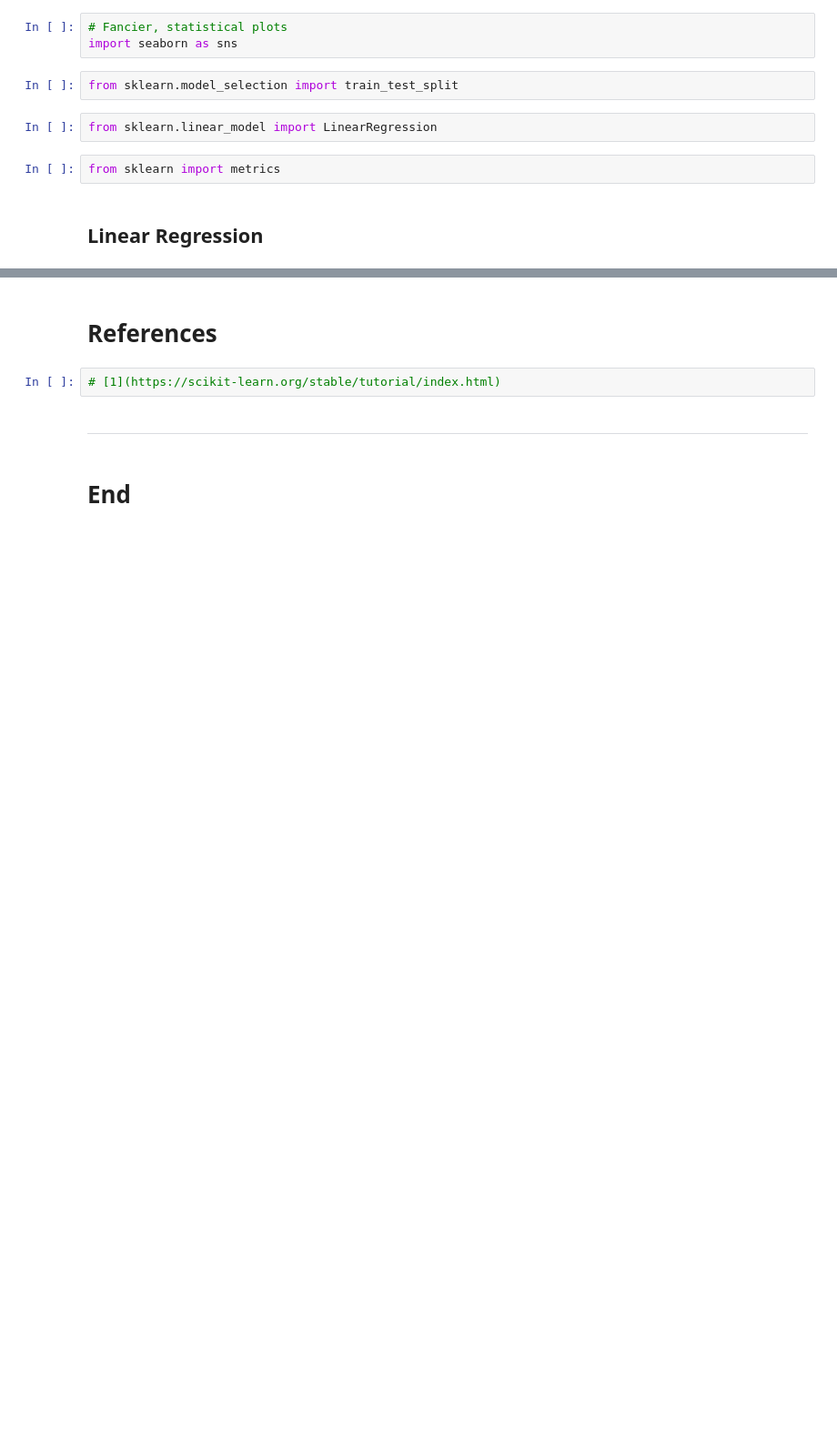
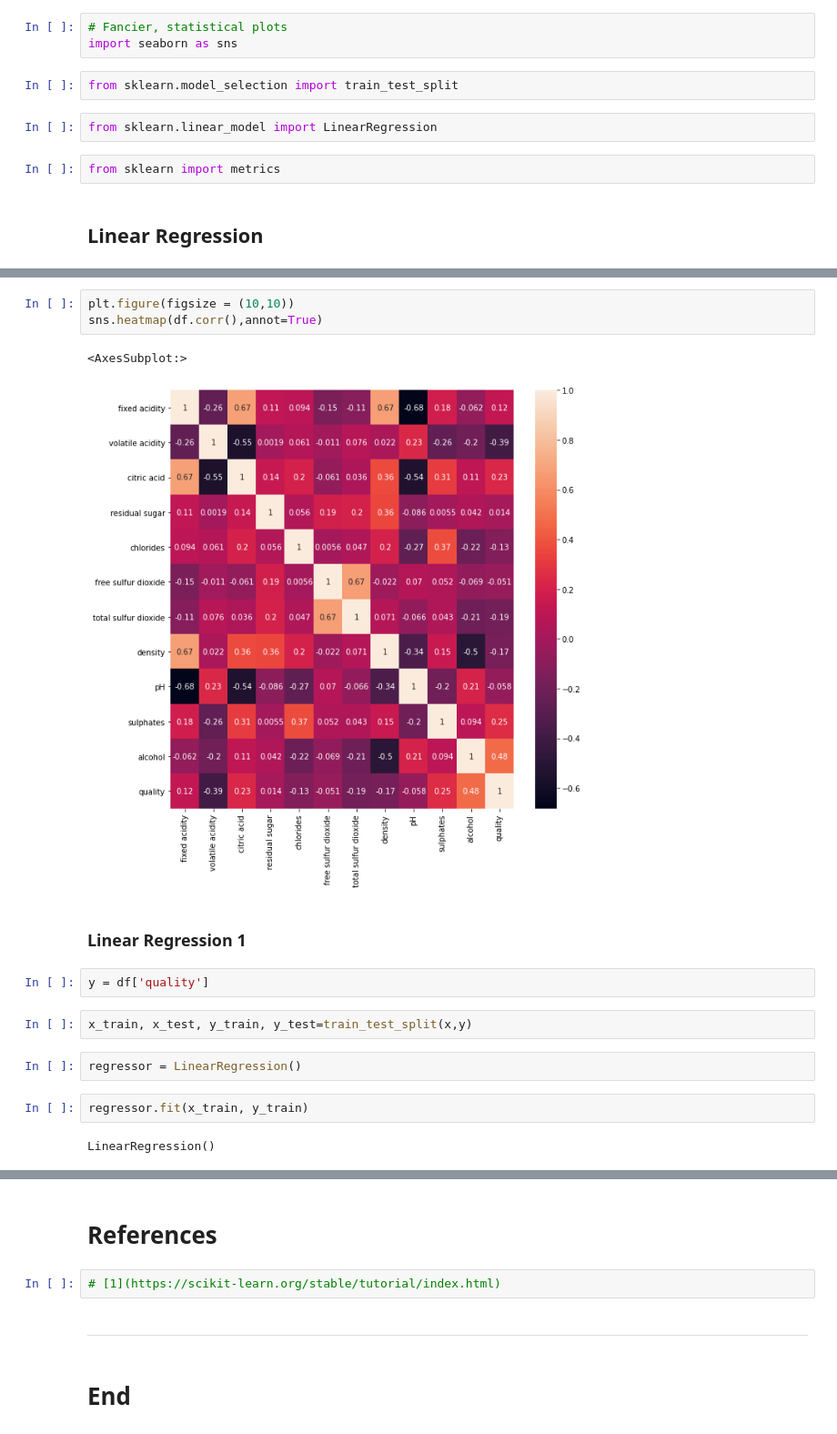
Before and after one commit to SharonNicG/52954-Machine-Learning-and-Statistics, a Jupyter notebook: scikit-learn.ipynb, the cells around one changed output, grey strips where cells are left out. Shown at 91% size. Saved outputs shown, nothing was run; the diff lists cells and outputs as text; blank space fills up the shorter version.

```diff
--- a/scikit-learn.ipynb
+++ b/scikit-learn.ipynb
@@ -26,0 +151,18 @@ FileNotFoundError: [Errno 2] No such file or directory: '../input/red-wine-quali
+# %%
+plt.figure(figsize = (10,10))
+sns.heatmap(df.corr(),annot=True)
+# %% [output]
+<AxesSubplot:>
+[figure, added]
+# %% [markdown]
+### Linear Regression 1
+# %%
+y = df['quality']
+# %%
+x_train, x_test, y_train, y_test=train_test_split(x,y)
+# %%
+regressor = LinearRegression()
+# %%
+regressor.fit(x_train, y_train)
+# %% [output]
+LinearRegression()
```
Also changed, not shown: parts of 15 cells of this notebook, 1 other file.
